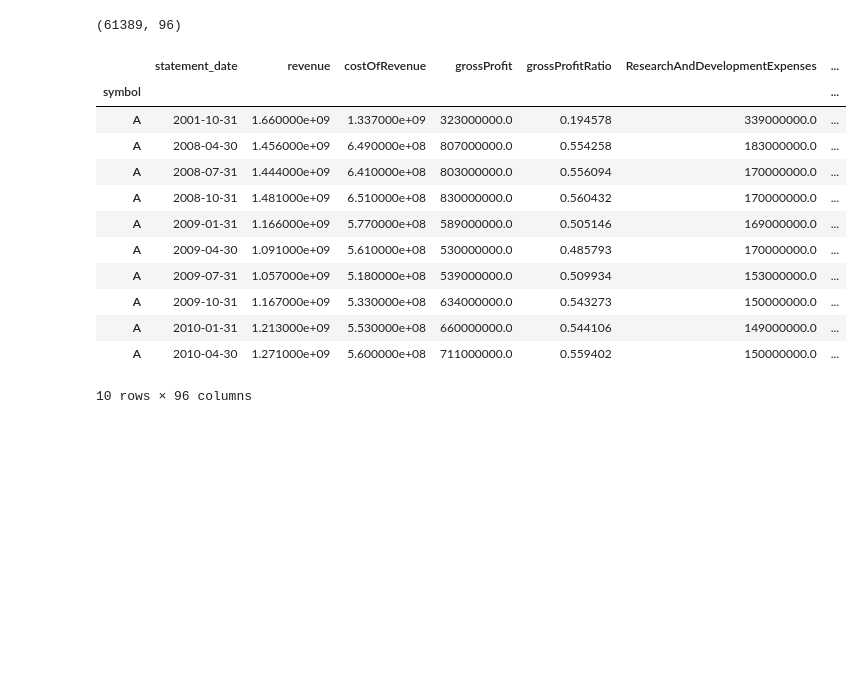
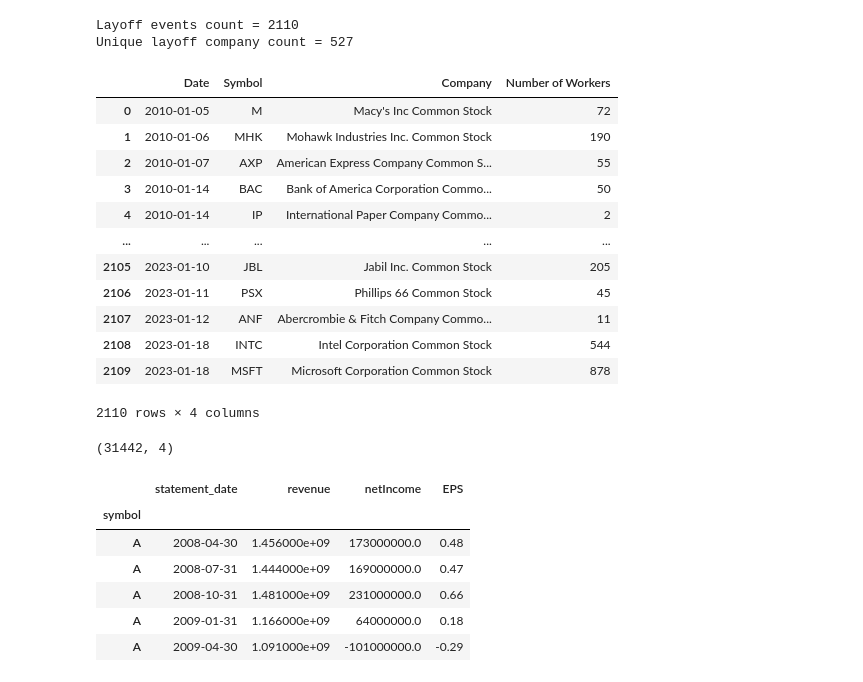
Before and after one commit to fatbuddy/layoffs-decoded, a Jupyter notebook: analysis/q2_train_data.ipynb, the cells around one changed output. Cells and saved outputs as stored; diff of their text form; code cells hidden in the pictures; blank space fills up the shorter version.

```diff
--- a/analysis/q2_train_data.ipynb
+++ b/analysis/q2_train_data.ipynb
@@ -98,24 +56,46 @@ merged_df.head(10)
+# %%
+layoffs_symbol_df = warn_layoffs_df.join(other=warn_nasdaq_cleaned_df, how="inner", on="Company")
+layoffs_symbol_df = layoffs_symbol_df.reset_index(drop=True)
+layoffs_symbol_df = layoffs_symbol_df.drop(["Company"], axis=1)
+layoffs_symbol_df = layoffs_symbol_df.rename({"OG-Company-Nasdaq": "Company"}, axis=1)
+layoffs_symbol_df = layoffs_symbol_df[~layoffs_symbol_df["Number of Workers"].isna()]
+layoffs_symbol_df = layoffs_symbol_df[["Date", "Symbol", "Company", "Number of Workers"]]
+layoffs_symbol_df = layoffs_symbol_df.groupby(by=["Date", "Symbol", "Company"], as_index=False).sum()
+layoffs_symbol_df = layoffs_symbol_df.sort_values(by="Date", ascending=True).reset_index(drop=True)
+print(f"Layoff events count = {layoffs_symbol_df.shape[0]}")
+print(f"Unique layoff company count = {layoffs_symbol_df['Symbol'].unique().shape[0]}")
+layoffs_symbol_df
+# %% [output]
+Layoff events count = 2110
+Unique layoff company count = 527
+|  | Date | Symbol | Company | Number of Workers |
+| 0 | 2010-01-05 | M | Macy's Inc Common Stock | 72 |
+| 1 | 2010-01-06 | MHK | Mohawk Industries Inc. Common Stock | 190 |
+| 2 | 2010-01-07 | AXP | American Express Company Common S... | 55 |
+| 3 | 2010-01-14 | BAC | Bank of America Corporation Commo... | 50 |
+| 4 | 2010-01-14 | IP | International Paper Company Commo... | 2 |
+| ... | ... | ... | ... | ... |
+| 2105 | 2023-01-10 | JBL | Jabil Inc. Common Stock | 205 |
+| 2106 | 2023-01-11 | PSX | Phillips 66 Common Stock | 45 |
+| 2107 | 2023-01-12 | ANF | Abercrombie & Fitch Company Commo... | 11 |
+| 2108 | 2023-01-18 | INTC | Intel Corporation Common Stock | 544 |
+| 2109 | 2023-01-18 | MSFT | Microsoft Corporation Common Stock | 878 |
+2110 rows × 4 columns
 # %%
-fmp_df = pd.read_csv(
-    "../data/combined_company_financials.csv",
-)
+fmp_df = pd.read_csv("../data/combined_company_financials.csv")
 fmp_df = fmp_df.rename({'date': 'statement_date'}, axis=1).astype({'statement_date': 'datetime64[ns]'})
 fmp_df = fmp_df.set_index("symbol", drop=True).sort_index(na_position="first")
+# print(fmp_df.columns.to_list())
+fmp_df = fmp_df[['statement_date', 'revenue', 'netIncome', 'EPS']]
+fmp_df = fmp_df[fmp_df['statement_date'] >= pd.to_datetime("2008-01-01")]
 print(fmp_df.shape)
-fmp_df.head(10)
-# print(fmp_df.columns.to_list())
+fmp_df.head()
 # %% [output]
-(61389, 96)
+(31442, 4)
-|  | statement_date | revenue | costOfRevenue | grossProfit | grossProfitRatio | ResearchAndDevelopmentExpenses | ... |
-| symbol |  |  |  |  |  |  | ... |
-| A | 2001-10-31 | 1.660000e+09 | 1.337000e+09 | 323000000.0 | 0.194578 | 339000000.0 | ... |
-| A | 2008-04-30 | 1.456000e+09 | 6.490000e+08 | 807000000.0 | 0.554258 | 183000000.0 | ... |
-| A | 2008-07-31 | 1.444000e+09 | 6.410000e+08 | 803000000.0 | 0.556094 | 170000000.0 | ... |
-| A | 2008-10-31 | 1.481000e+09 | 6.510000e+08 | 830000000.0 | 0.560432 | 170000000.0 | ... |
-| A | 2009-01-31 | 1.166000e+09 | 5.770000e+08 | 589000000.0 | 0.505146 | 169000000.0 | ... |
-| A | 2009-04-30 | 1.091000e+09 | 5.610000e+08 | 530000000.0 | 0.485793 | 170000000.0 | ... |
-| A | 2009-07-31 | 1.057000e+09 | 5.180000e+08 | 539000000.0 | 0.509934 | 153000000.0 | ... |
-| A | 2009-10-31 | 1.167000e+09 | 5.330000e+08 | 634000000.0 | 0.543273 | 150000000.0 | ... |
-| A | 2010-01-31 | 1.213000e+09 | 5.530000e+08 | 660000000.0 | 0.544106 | 149000000.0 | ... |
-| A | 2010-04-30 | 1.271000e+09 | 5.600000e+08 | 711000000.0 | 0.559402 | 150000000.0 | ... |
+|  | statement_date | revenue | netIncome | EPS |
+| symbol |  |  |  |  |
+| A | 2008-04-30 | 1.456000e+09 | 173000000.0 | 0.48 |
+| A | 2008-07-31 | 1.444000e+09 | 169000000.0 | 0.47 |
+| A | 2008-10-31 | 1.481000e+09 | 231000000.0 | 0.66 |
+| A | 2009-01-31 | 1.166000e+09 | 64000000.0 | 0.18 |
+| A | 2009-04-30 | 1.091000e+09 | -101000000.0 | -0.29 |
-10 rows × 96 columns
```
Also changed, not shown: parts of 12 cells of this notebook.
